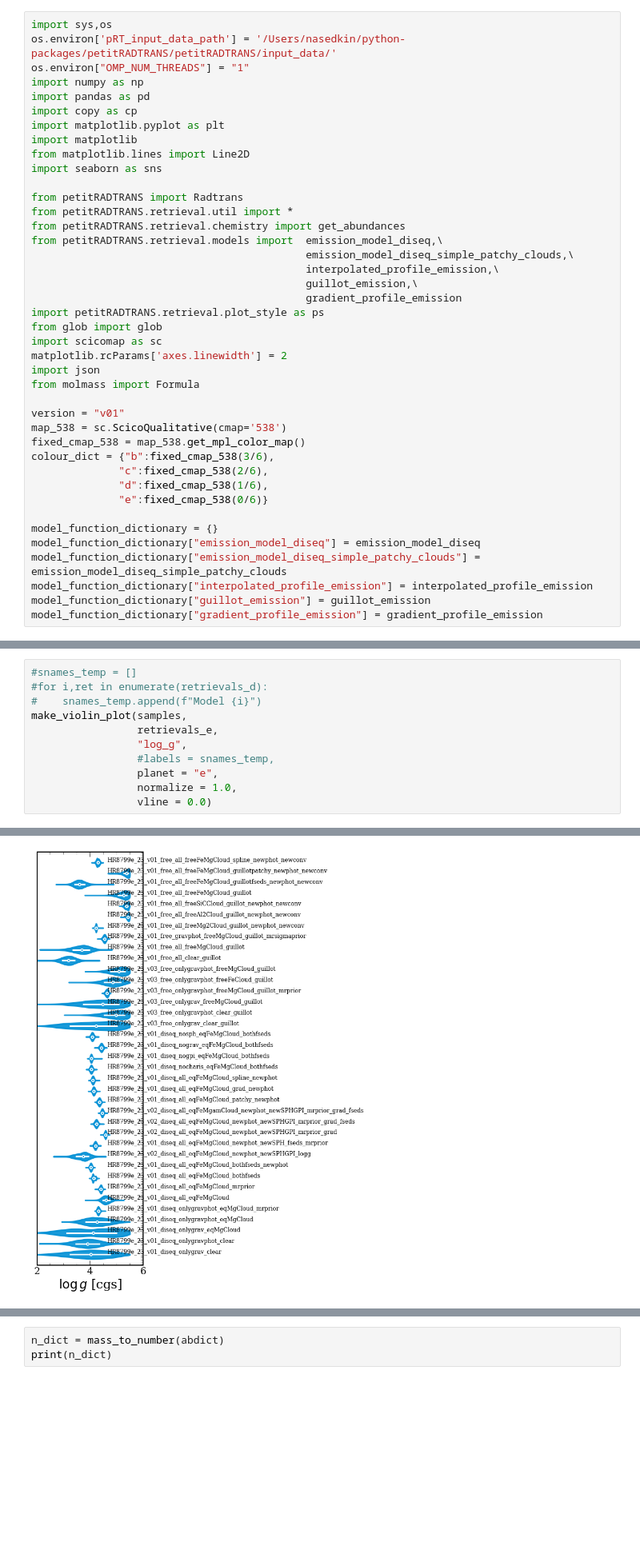
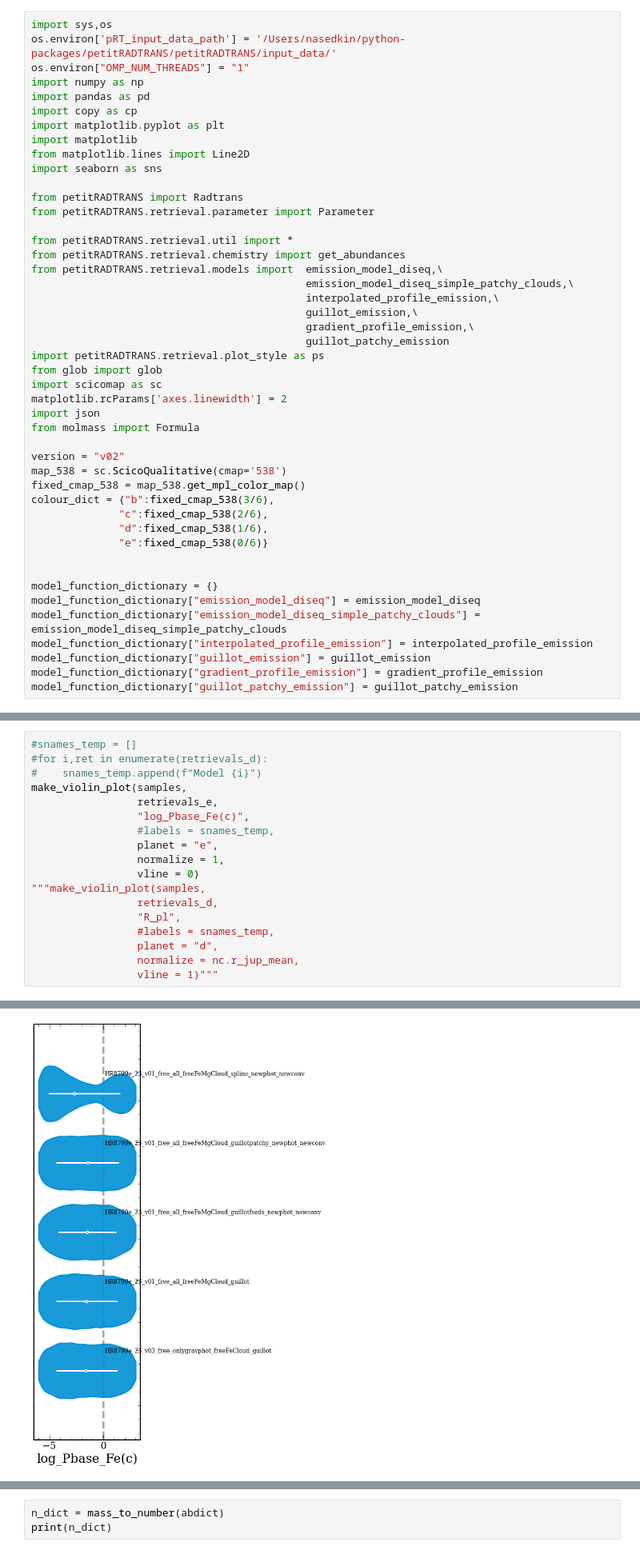
Before and after one commit to nenasedk/PhDNotebooks2, a Jupyter notebook: AnalysePostEqualWeights.ipynb, the cells around one changed output, grey strips where cells are left out. Shown: that part at 80% size. Saved outputs shown, nothing was run; the diff lists cells and outputs as text; blank space fills up the shorter version.

```diff
--- a/AnalysePostEqualWeights.ipynb
+++ b/AnalysePostEqualWeights.ipynb
@@ -11,13 +11,16 @@ from matplotlib.lines import Line2D
 import seaborn as sns
 
 from petitRADTRANS import Radtrans
+from petitRADTRANS.retrieval.parameter import Parameter
+
 from petitRADTRANS.retrieval.util import *
 from petitRADTRANS.retrieval.chemistry import get_abundances
 from petitRADTRANS.retrieval.models import  emission_model_diseq,\
                                             emission_model_diseq_simple_patchy_clouds,\
                                             interpolated_profile_emission,\
                                             guillot_emission,\
-                                            gradient_profile_emission
+                                            gradient_profile_emission,\
+                                            guillot_patchy_emission
 import petitRADTRANS.retrieval.plot_style as ps
 from glob import glob
 import scicomap as sc
@@ -25,7 +28,7 @@ matplotlib.rcParams['axes.linewidth'] = 2
 import json
 from molmass import Formula
 
-version = "v01"
+version = "v02"
 map_538 = sc.ScicoQualitative(cmap='538')
 fixed_cmap_538 = map_538.get_mpl_color_map()
 colour_dict = {"b":fixed_cmap_538(3/6),
@@ -33,12 +36,14 @@ colour_dict = {"b":fixed_cmap_538(3/6),
               "d":fixed_cmap_538(1/6),
               "e":fixed_cmap_538(0/6)}
 
+
 model_function_dictionary = {}
 model_function_dictionary["emission_model_diseq"] = emission_model_diseq
 model_function_dictionary["emission_model_diseq_simple_patchy_clouds"] = emission_model_diseq_simple_patchy_clouds
 model_function_dictionary["interpolated_profile_emission"] = interpolated_profile_emission
 model_function_dictionary["guillot_emission"] = guillot_emission
 model_function_dictionary["gradient_profile_emission"] = gradient_profile_emission
+model_function_dictionary["guillot_patchy_emission"] = guillot_patchy_emission
 # %%
 def c_to_o_from_abundances(samples):
     co = 10**samples["CO_all_iso_HITEMP"]
@@ -676,9 +783,16 @@ retrievals_e = ['HR8799e_23_v01_diseq_onlygrav_clear',
 #    snames_temp.append(f"Model {i}")
 make_violin_plot(samples,
                  retrievals_e,
-                 "log_g",
+                 "log_Pbase_Fe(c)",
                  #labels = snames_temp,
                  planet = "e",
-                 normalize = 1.0,
-                 vline = 0.0)
+                 normalize = 1,
+                 vline = 0)
+"""make_violin_plot(samples,
+                 retrievals_d,
+                 "R_pl",
+                 #labels = snames_temp,
+                 planet = "d",
+                 normalize = nc.r_jup_mean,
+                 vline = 1)"""
 # %% [output]
@@ -685,4 +800,4 @@ make_violin_plot(samples,
-[figure, old version]
+[figure, new version]
 # %%
 retrievals_b_best = [#'HR8799b_23_v02_diseq_all_scaleos_clear',
               #'HR8799b_23_v02_diseq_all_scaleos_eqFeCloud',
```
Also changed, not shown: parts of 7 cells of this notebook, 5 other files.
